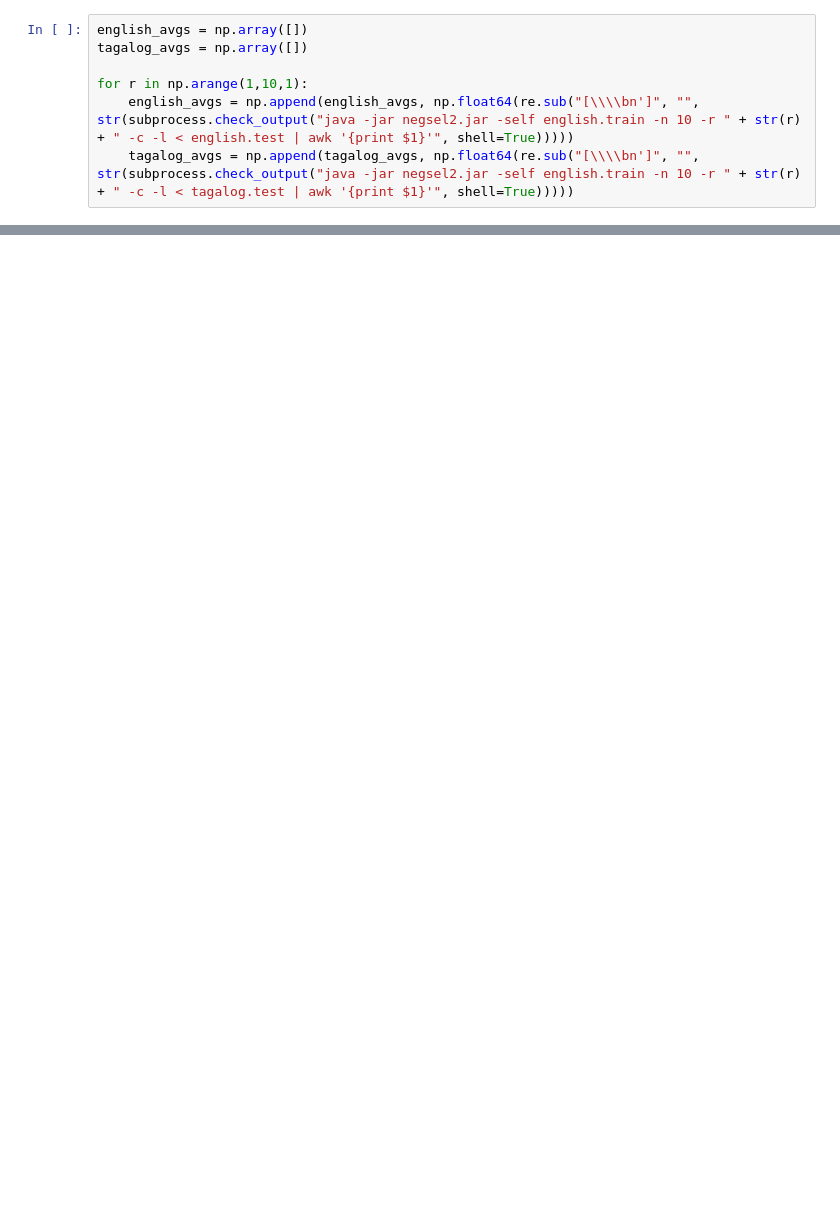
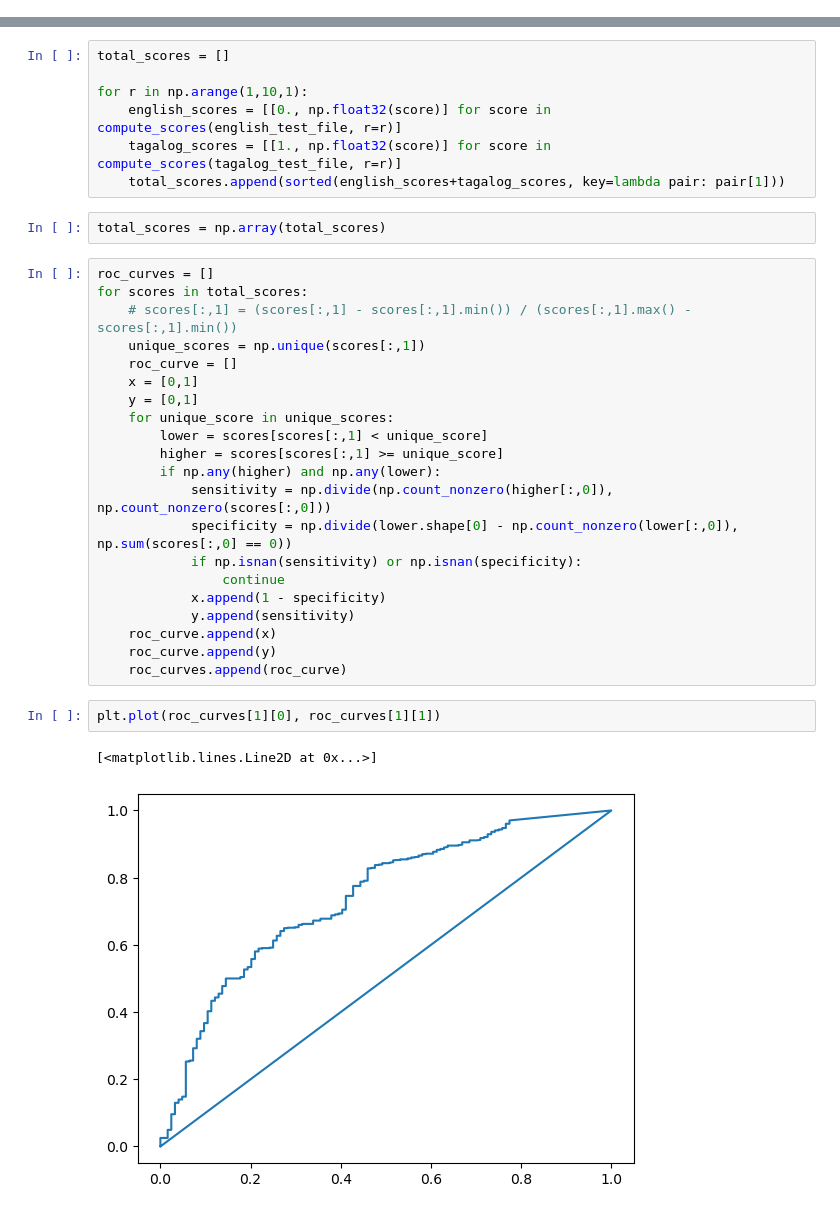
Before and after one commit to schmidtvinicius/ais, a Jupyter notebook: classifying-languages.ipynb, the cells around one changed output, grey strips where cells are left out. Cells and saved outputs as stored; diff of their text form; blank space fills up the shorter version.

Commit message:
finished ROC curve

```diff
--- a/classifying-languages.ipynb
+++ b/classifying-languages.ipynb
@@ -19,7 +6,0 @@ for r in np.arange(1,10,1):
-# %%
-english_avgs = np.array([])
-tagalog_avgs = np.array([])
-
-for r in np.arange(1,10,1):
-    english_avgs = np.append(english_avgs, np.float64(re.sub("[\\\\bn']", "", str(subprocess.check_output("java -jar negsel2.jar -self english.train -n 10 -r " + str(r) + " -c -l < english.test | awk '{print $1}'", shell=True)))))
-    tagalog_avgs = np.append(tagalog_avgs, np.float64(re.sub("[\\\\bn']", "", str(subprocess.check_output("java -jar negsel2.jar -self english.train -n 10 -r " + str(r) + " -c -l < tagalog.test | awk '{print $1}'", shell=True)))))
@@ -25,0 +25,35 @@ for r in np.arange(1,10,1):
+# %%
+total_scores = []
+
+for r in np.arange(1,10,1):
+    english_scores = [[0., np.float32(score)] for score in compute_scores(english_test_file, r=r)]
+    tagalog_scores = [[1., np.float32(score)] for score in compute_scores(tagalog_test_file, r=r)]
+    total_scores.append(sorted(english_scores+tagalog_scores, key=lambda pair: pair[1]))
+# %%
+total_scores = np.array(total_scores)
+# %%
+roc_curves = []
+for scores in total_scores:
+    # scores[:,1] = (scores[:,1] - scores[:,1].min()) / (scores[:,1].max() - scores[:,1].min())
+    unique_scores = np.unique(scores[:,1])
+    roc_curve = []
+    x = [0,1]
+    y = [0,1]
+    for unique_score in unique_scores:
+        lower = scores[scores[:,1] < unique_score]
+        higher = scores[scores[:,1] >= unique_score]
+        if np.any(higher) and np.any(lower):
+            sensitivity = np.divide(np.count_nonzero(higher[:,0]), np.count_nonzero(scores[:,0]))
+            specificity = np.divide(lower.shape[0] - np.count_nonzero(lower[:,0]), np.sum(scores[:,0] == 0))
+            if np.isnan(sensitivity) or np.isnan(specificity):
+                continue
+            x.append(1 - specificity)
+            y.append(sensitivity)
+    roc_curve.append(x)
+    roc_curve.append(y)
+    roc_curves.append(roc_curve)
+# %%
+plt.plot(roc_curves[1][0], roc_curves[1][1])
+# %% [output]
+[<matplotlib.lines.Line2D at 0x...>]
+[figure, added]
```
Also changed, not shown: parts of 5 cells of this notebook, 2 other files.
